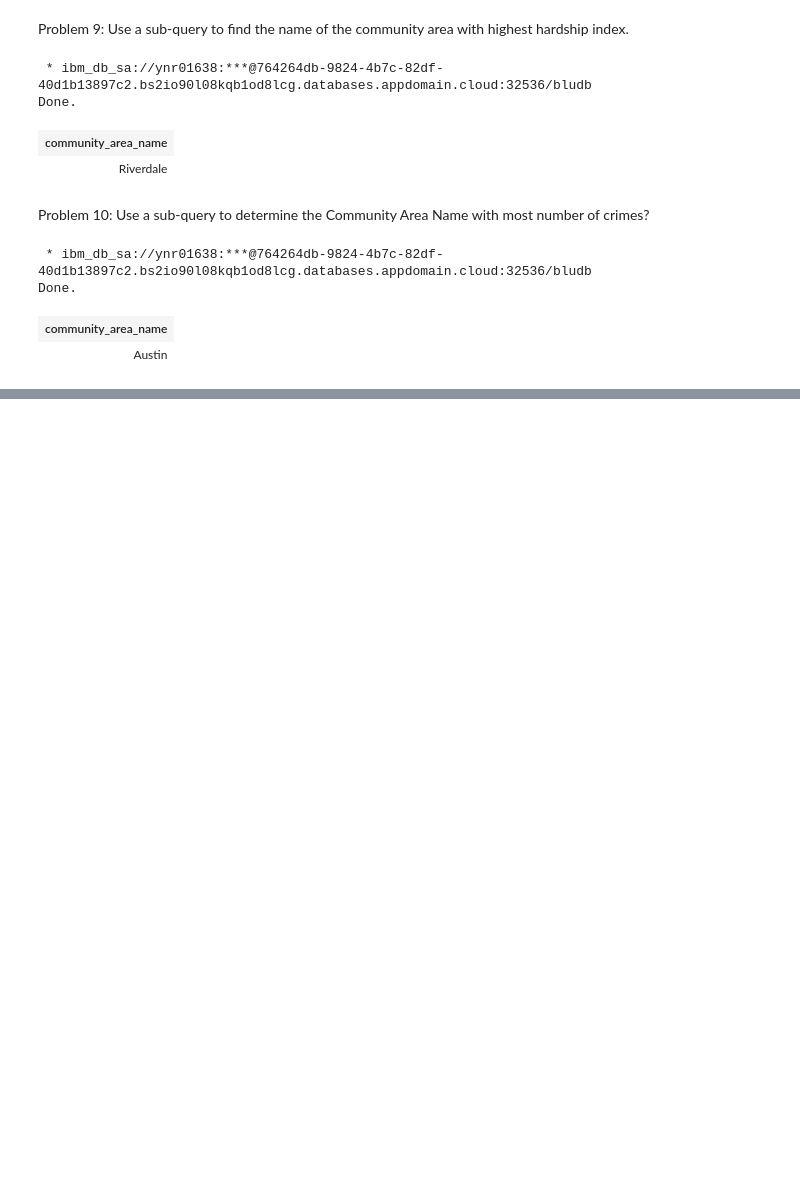
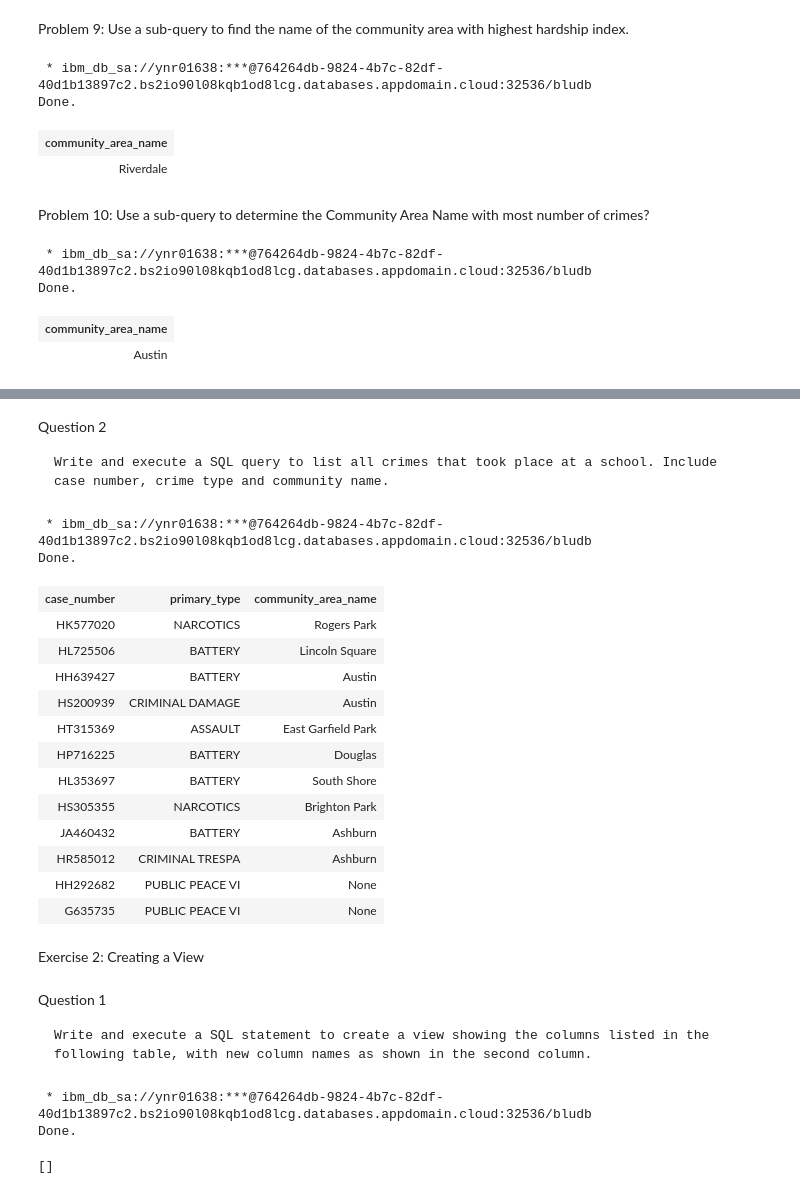
Before and after one commit to Irteza7/Data_Eng, a Jupyter notebook: assignment_pysql.ipynb, the cells around one changed output, grey strips where cells are left out. Saved outputs shown, nothing was run; the diff lists cells and outputs as text; code cells hidden in the pictures; blank space fills up the shorter version.

```diff
--- a/assignment_pysql.ipynb
+++ b/assignment_pysql.ipynb
@@ -289,0 +365,43 @@ Done.
+# %% [markdown]
+Question 2
+
+    Write and execute a SQL query to list all crimes that took place at a school. Include case number, crime type and community name.
+# %%
+%%sql
+select CR.CASE_NUMBER, CR.PRIMARY_TYPE, C.COMMUNITY_AREA_NAME
+from CHICAGO_CRIME_DATA as CR left join CENSUS_DATA as C
+ON C.COMMUNITY_AREA_NUMBER = CR.COMMUNITY_AREA_NUMBER
+where CR.LOCATION_DESCRIPTION like ('%SCHOOL%')
+# %% [output]
+ * ibm_db_sa://ynr01638:***@764264db-9824-4b7c-82df-40d1b13897c2.bs2io90l08kqb1od8lcg.databases.appdomain.cloud:32536/bludb
+Done.
+| case_number | primary_type | community_area_name |
+| HK577020 | NARCOTICS | Rogers Park |
+| HL725506 | BATTERY | Lincoln Square |
+| HH639427 | BATTERY | Austin |
+| HS200939 | CRIMINAL DAMAGE | Austin |
+| HT315369 | ASSAULT | East Garfield Park |
+| HP716225 | BATTERY | Douglas |
+| HL353697 | BATTERY | South Shore |
+| HS305355 | NARCOTICS | Brighton Park |
+| JA460432 | BATTERY | Ashburn |
+| HR585012 | CRIMINAL TRESPA | Ashburn |
+| HH292682 | PUBLIC PEACE VI | None |
+| G635735 | PUBLIC PEACE VI | None |
+# %% [markdown]
+Exercise 2: Creating a View
+# %% [markdown]
+Question 1
+
+    Write and execute a SQL statement to create a view showing the columns listed in the following table, with new column names as shown in the second column.
+# %%
+%%sql
+CREATE VIEW RATINGS ("School_Name","Safety_Rating","Family_Rating","Environment_Rating",
+"Instruction_Rating","Leaders_Rating","Teachers_Rating")
+as SELECT NAME_OF_SCHOOL, Safety_Icon, Family_Involvement_Icon, Environment_Icon,
+Instruction_Icon, Leaders_Icon, Teachers_Icon
+from CHICAGO_PUBLIC_SCHOOLS
+# %% [output]
+ * ibm_db_sa://ynr01638:***@764264db-9824-4b7c-82df-40d1b13897c2.bs2io90l08kqb1od8lcg.databases.appdomain.cloud:32536/bludb
+Done.
+[]
```
Also changed, not shown: parts of 16 cells of this notebook.
